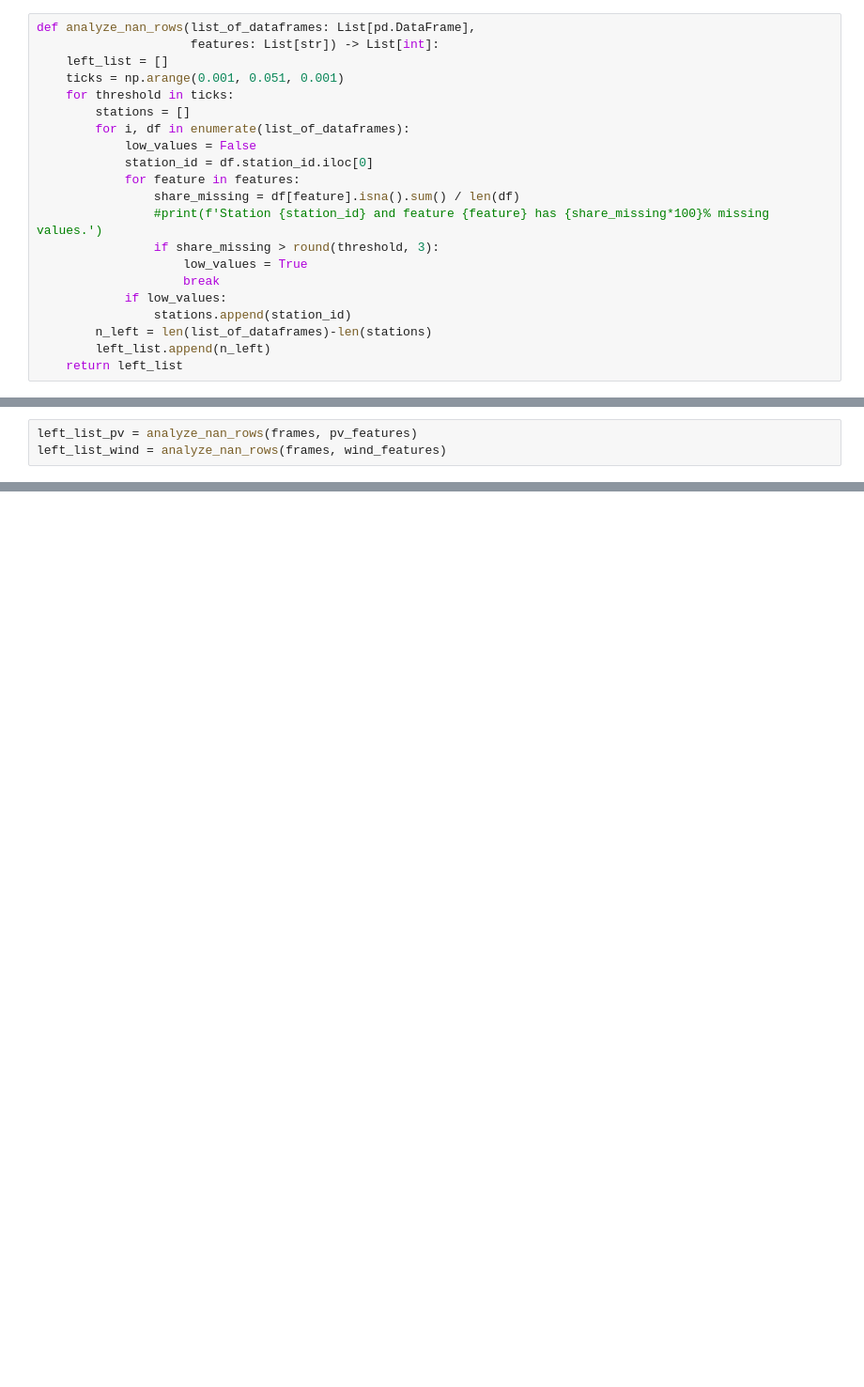
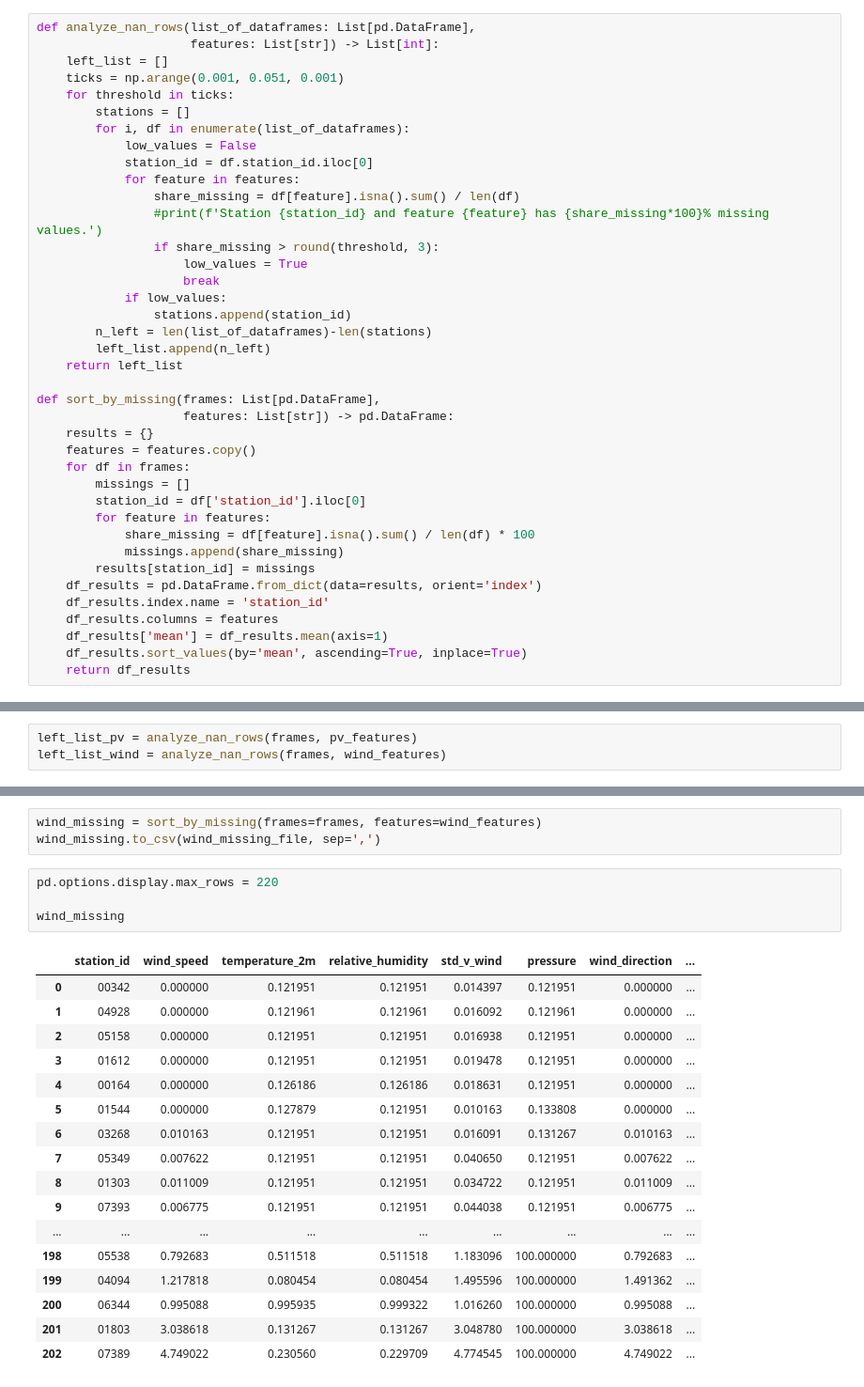
Before and after one commit to vikwal/synthetic_re_data_generation, a Jupyter notebook: evaluation/analyze_nan_rows.ipynb, the cells around one changed output, grey strips where cells are left out. Shown at 94% size. Drawn from its saved outputs; the diff is of its cells as text; blank space fills up the shorter version.

```diff
--- a/evaluation/analyze_nan_rows.ipynb
+++ b/evaluation/analyze_nan_rows.ipynb
@@ -59,3 +60,21 @@ def analyze_nan_rows(list_of_dataframes: List[pd.DataFrame],
         n_left = len(list_of_dataframes)-len(stations)
         left_list.append(n_left)
     return left_list
+
+def sort_by_missing(frames: List[pd.DataFrame],
+                    features: List[str]) -> pd.DataFrame:
+    results = {}
+    features = features.copy()
+    for df in frames:
+        missings = []
+        station_id = df['station_id'].iloc[0]
+        for feature in features:
+            share_missing = df[feature].isna().sum() / len(df) * 100
+            missings.append(share_missing)
+        results[station_id] = missings
+    df_results = pd.DataFrame.from_dict(data=results, orient='index')
+    df_results.index.name = 'station_id'
+    df_results.columns = features
+    df_results['mean'] = df_results.mean(axis=1)
+    df_results.sort_values(by='mean', ascending=True, inplace=True)
+    return df_results
@@ -108,0 +134,25 @@ plt.show()
+# %%
+wind_missing = sort_by_missing(frames=frames, features=wind_features)
+wind_missing.to_csv(wind_missing_file, sep=',')
+# %%
+pd.options.display.max_rows = 220
+
+wind_missing
+# %% [output]
+|  | station_id | wind_speed | temperature_2m | relative_humidity | std_v_wind | pressure | wind_direction | ... |
+| 0 | 00342 | 0.000000 | 0.121951 | 0.121951 | 0.014397 | 0.121951 | 0.000000 | ... |
+| 1 | 04928 | 0.000000 | 0.121961 | 0.121961 | 0.016092 | 0.121961 | 0.000000 | ... |
+| 2 | 05158 | 0.000000 | 0.121951 | 0.121951 | 0.016938 | 0.121951 | 0.000000 | ... |
+| 3 | 01612 | 0.000000 | 0.121951 | 0.121951 | 0.019478 | 0.121951 | 0.000000 | ... |
+| 4 | 00164 | 0.000000 | 0.126186 | 0.126186 | 0.018631 | 0.121951 | 0.000000 | ... |
+| 5 | 01544 | 0.000000 | 0.127879 | 0.121951 | 0.010163 | 0.133808 | 0.000000 | ... |
+| 6 | 03268 | 0.010163 | 0.121951 | 0.121951 | 0.016091 | 0.131267 | 0.010163 | ... |
+| 7 | 05349 | 0.007622 | 0.121951 | 0.121951 | 0.040650 | 0.121951 | 0.007622 | ... |
+| 8 | 01303 | 0.011009 | 0.121951 | 0.121951 | 0.034722 | 0.121951 | 0.011009 | ... |
+| 9 | 07393 | 0.006775 | 0.121951 | 0.121951 | 0.044038 | 0.121951 | 0.006775 | ... |
+| ... | ... | ... | ... | ... | ... | ... | ... | ... |
+| 198 | 05538 | 0.792683 | 0.511518 | 0.511518 | 1.183096 | 100.000000 | 0.792683 | ... |
+| 199 | 04094 | 1.217818 | 0.080454 | 0.080454 | 1.495596 | 100.000000 | 1.491362 | ... |
+| 200 | 06344 | 0.995088 | 0.995935 | 0.999322 | 1.016260 | 100.000000 | 0.995088 | ... |
+| 201 | 01803 | 3.038618 | 0.131267 | 0.131267 | 3.048780 | 100.000000 | 3.038618 | ... |
+| 202 | 07389 | 4.749022 | 0.230560 | 0.229709 | 4.774545 | 100.000000 | 4.749022 | ... |
```
Also changed, not shown: parts of 5 cells of this notebook, 38 other files.
